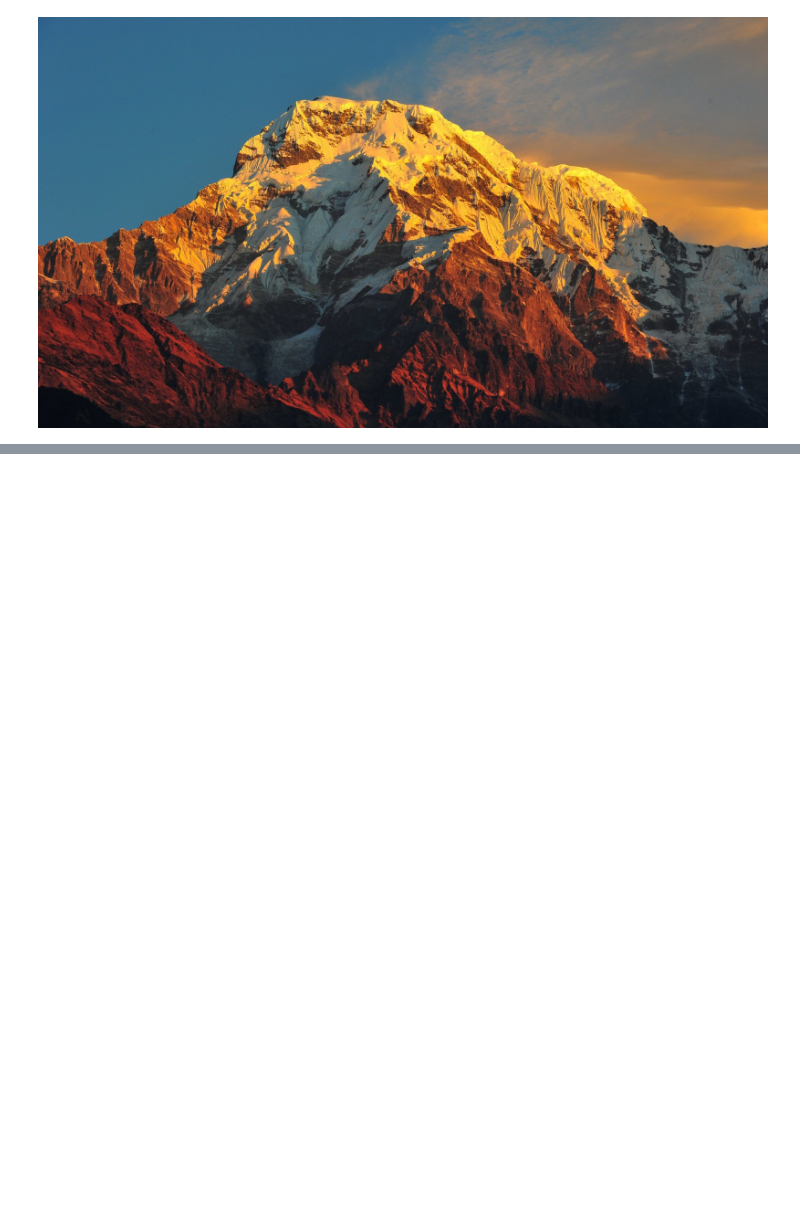
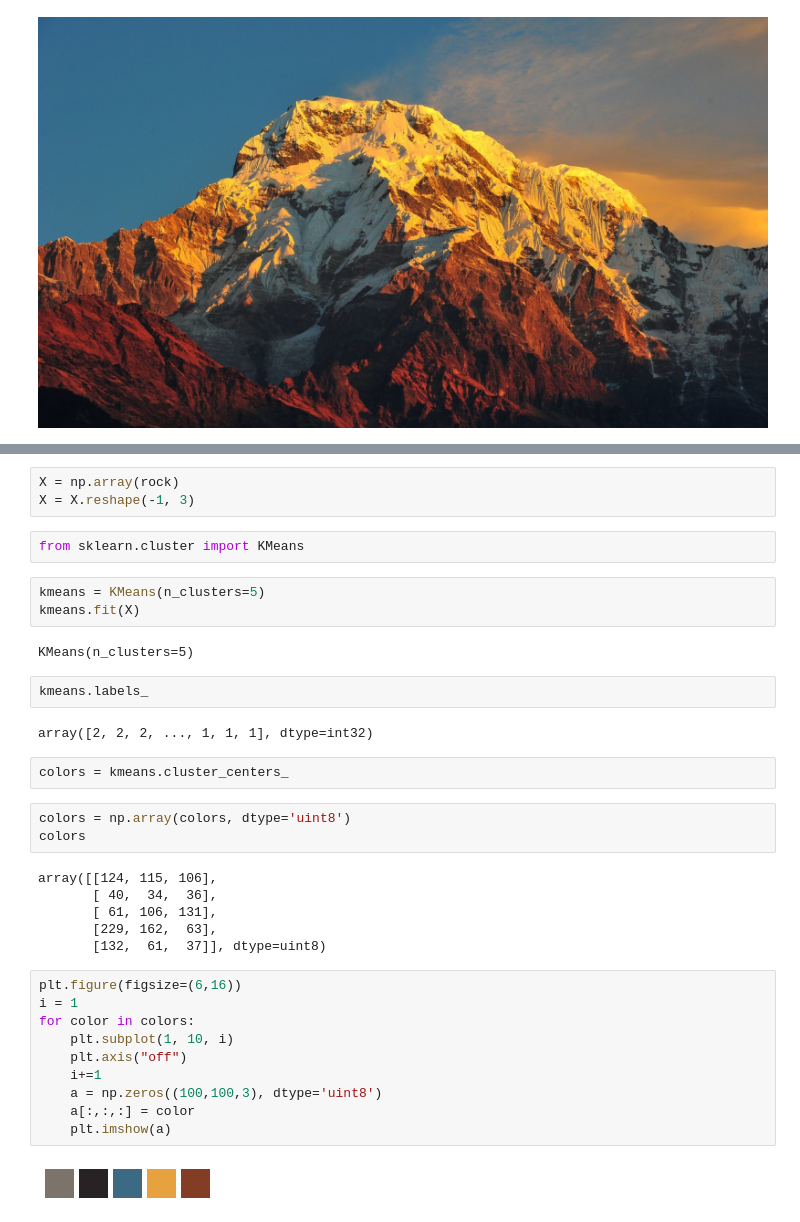
Before and after one commit to msuvorov7/lazy_segmenter, a Jupyter notebook: notebooks/step_0_prototype.ipynb, the cells around one changed output, grey strips where cells are left out. Cells and saved outputs as stored; diff of their text form; blank space fills up the shorter version.

Commit message:
Построен прототип на KMeans

```diff
--- a/notebooks/step_0_prototype.ipynb
+++ b/notebooks/step_0_prototype.ipynb
@@ -8,0 +16,37 @@ Image.open('../data/rock.jpg')
+# %%
+X = np.array(rock)
+X = X.reshape(-1, 3)
+# %%
+from sklearn.cluster import KMeans
+# %%
+kmeans = KMeans(n_clusters=5)
+kmeans.fit(X)
+# %% [output]
+KMeans(n_clusters=5)
+# %%
+kmeans.labels_
+# %% [output]
+array([2, 2, 2, ..., 1, 1, 1], dtype=int32)
+# %%
+colors = kmeans.cluster_centers_
+# %%
+colors = np.array(colors, dtype='uint8')
+colors
+# %% [output]
+array([[124, 115, 106],
+       [ 40,  34,  36],
+       [ 61, 106, 131],
+       [229, 162,  63],
+       [132,  61,  37]], dtype=uint8)
+# %%
+plt.figure(figsize=(6,16))
+i = 1
+for color in colors:
+    plt.subplot(1, 10, i)
+    plt.axis("off")
+    i+=1
+    a = np.zeros((100,100,3), dtype='uint8')
+    a[:,:,:] = color
+    plt.imshow(a)
+# %% [output]
+[figure, added]
```
Also changed, not shown: parts of 7 cells of this notebook.
